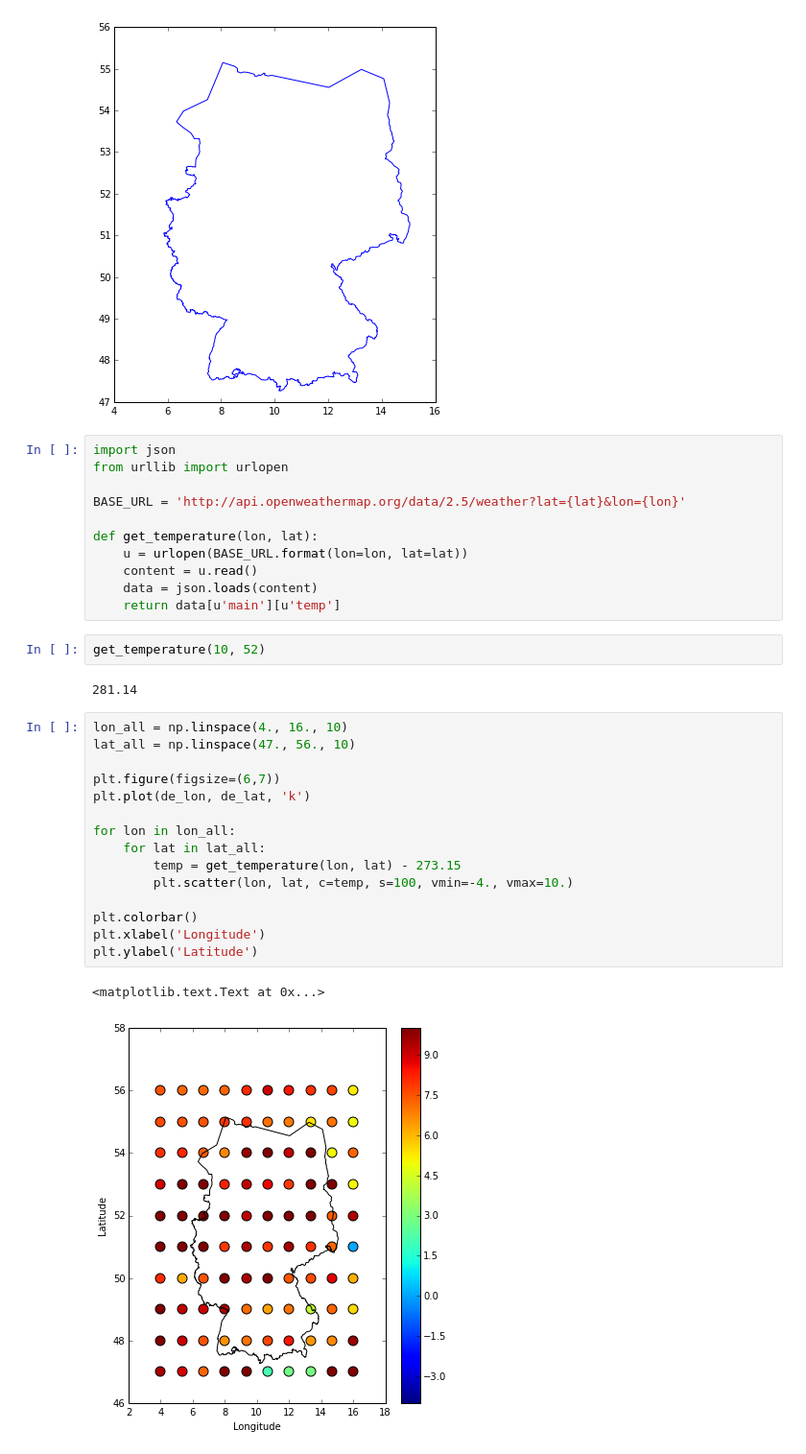
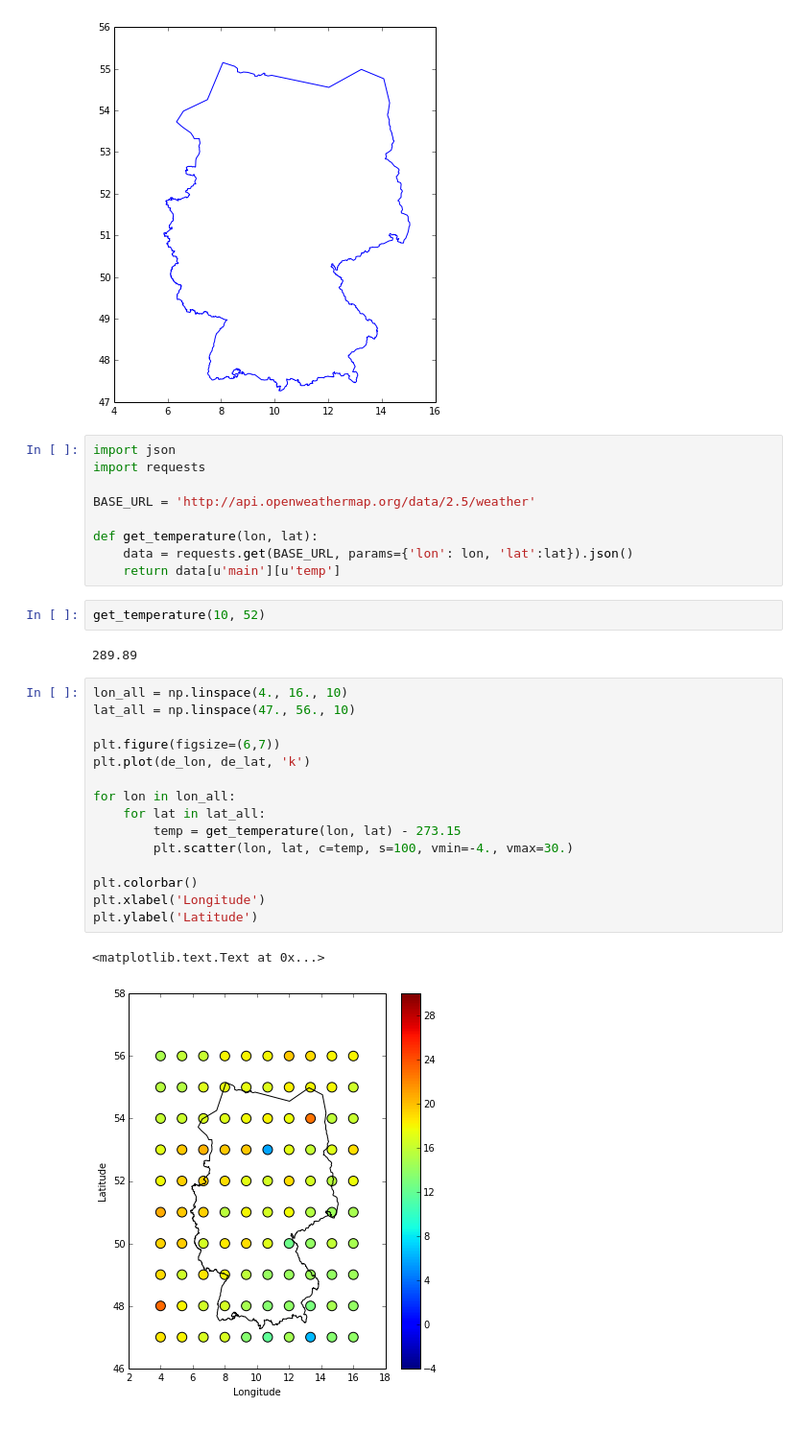
Before and after one commit to astrofrog/py4sci, a Jupyter notebook: practice/Practice Problem - Map of Temperatures over Germany - Sample Solution.ipynb, the cells around one changed output. Shown at 96% size. Cells and saved outputs as stored; diff of their text form.

```diff
--- a/practice/Practice Problem - Map of Temperatures over Germany - Sample Solution.ipynb
+++ b/practice/Practice Problem - Map of Temperatures over Germany - Sample Solution.ipynb
@@ -14,34 +14,32 @@ plt.plot(de_lon, de_lat)
 [figure]
 # %%
 import json
-from urllib import urlopen
+import requests
 
-BASE_URL = 'http://api.openweathermap.org/data/2.5/weather?lat={lat}&lon={lon}'
+BASE_URL = 'http://api.openweathermap.org/data/2.5/weather'
 
 def get_temperature(lon, lat):
-    u = urlopen(BASE_URL.format(lon=lon, lat=lat))
-    content = u.read()
-    data = json.loads(content)
+    data = requests.get(BASE_URL, params={'lon': lon, 'lat':lat}).json()
     return data[u'main'][u'temp']
 # %%
 get_temperature(10, 52)
 # %% [output]
-281.14
+289.89
 # %%
 lon_all = np.linspace(4., 16., 10)
 lat_all = np.linspace(47., 56., 10)
 
 plt.figure(figsize=(6,7))
 plt.plot(de_lon, de_lat, 'k')
 
 for lon in lon_all:
     for lat in lat_all:
         temp = get_temperature(lon, lat) - 273.15
-        plt.scatter(lon, lat, c=temp, s=100, vmin=-4., vmax=10.)
+        plt.scatter(lon, lat, c=temp, s=100, vmin=-4., vmax=30.)
 
 plt.colorbar()
 plt.xlabel('Longitude')
 plt.ylabel('Latitude')
 # %% [output]
 <matplotlib.text.Text at 0x...>
-[figure, old version]
+[figure, new version]
```
